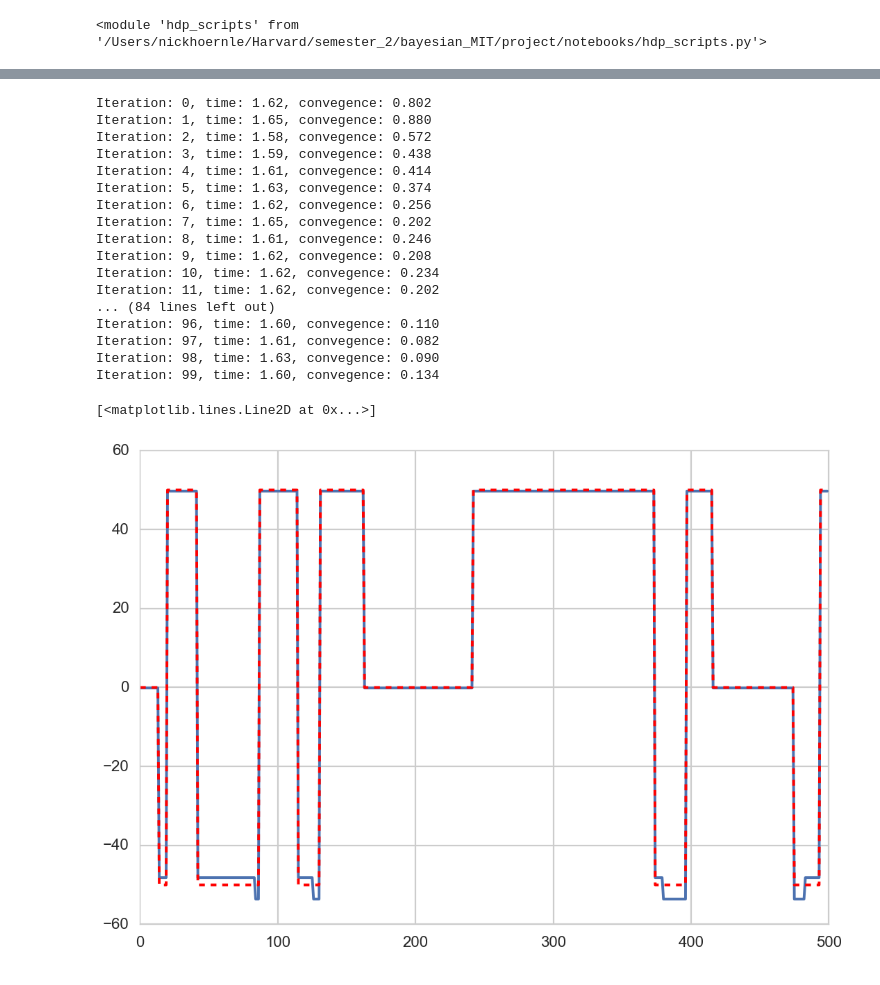
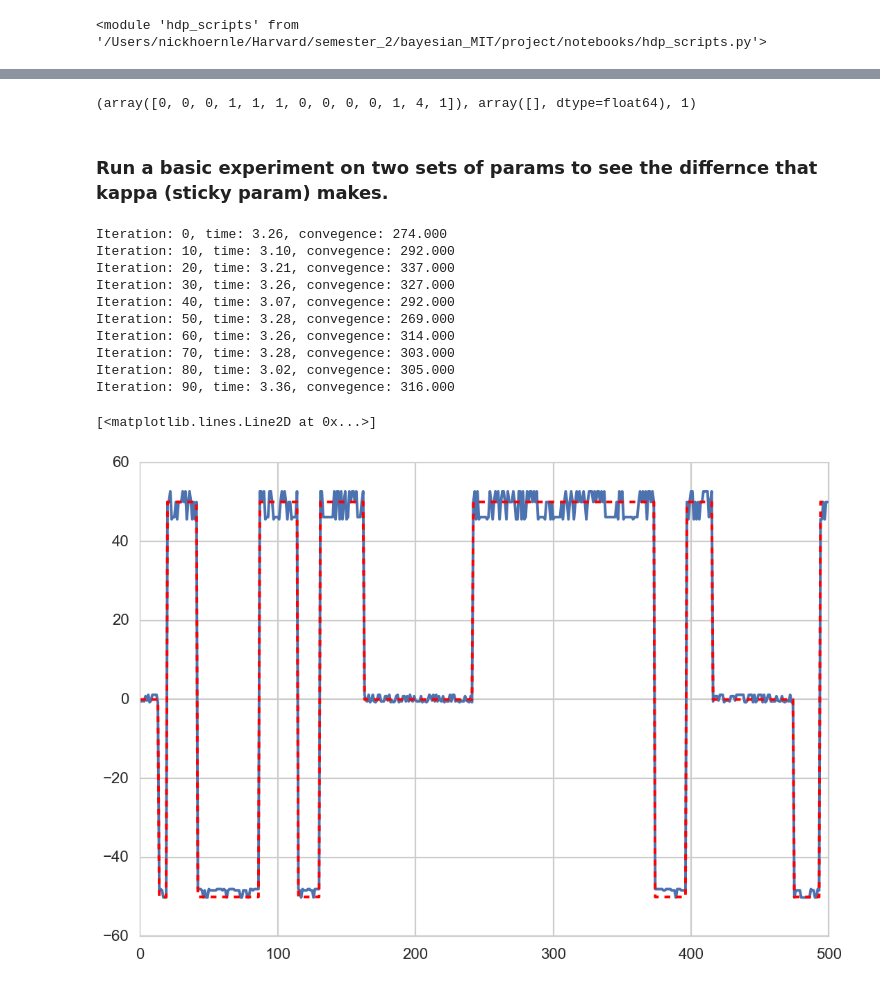
Before and after one commit to NickHoernle/mit-bayesian-inference, a Jupyter notebook: project/notebooks/basic_DP_investigation_5-04-2018.ipynb, the cells around one changed output, grey strips where cells are left out. Saved outputs shown, nothing was run; the diff lists cells and outputs as text; code cells hidden in the pictures.

Commit message:
updated Gibbs sampler and some experiments done for the project update

```diff
--- a/project/notebooks/basic_DP_investigation_5-04-2018.ipynb
+++ b/project/notebooks/basic_DP_investigation_5-04-2018.ipynb
@@ -816,48 +860,73 @@ imp.reload(hdp_scripts)
+# %%
+update_dict = match_labels_greedily([0,1,1,3,3,3,3], [0,1,1,0,0,0,0])
+
+def update_label(seq1, seq2, theta_params=[]):
+    assert(len(seq1) == len(seq2))
+
+    update_dict = match_labels_greedily(seq1, seq2)
+    new_arr = np.array([update_dict[x] for x in seq2])
+
+    new_thetas = np.array([[] for i in range(len(theta_params))])
+    if len(theta_params) > 0:
+
+        for i, theta in theta_params:
+            new_thetas[update_dict[i]] = theta
+
+    return new_arr, new_thetas
+
+def get_hamming_distance(seq1, seq2):
+
+    seq2_updated, sorted_thetas =  update_label(seq1, seq2)
+
+    return seq2_updated, sorted_thetas, hamming(seq1, seq2_updated)
+# %%
+get_hamming_distance(seq1=[0,0,0,1,1,1,0,0,0,0,1,1,1], seq2=[2,2,2,3,3,3,2,2,2,2,3,4,3])
+# %% [output]
+(array([0, 0, 0, 1, 1, 1, 0, 0, 0, 0, 1, 4, 1]), array([], dtype=float64), 1)
+# %% [markdown]
+### Run a basic experiment on two sets of params to see the differnce that kappa (sticky param) makes.
 # %%
 params = {}
 
 # define L=15 components:
-L = 8
+L = 15
 params['pi'] = np.random.dirichlet(alpha=np.ones(L), size=L)
-params['theta'] = [[np.random.normal(0,50), 50] for i in range(L)]
+params['theta'] = [[np.random.normal(0,100), 25] for i in range(L)]
 params['L'] = L
 params['Y'] = y
 params['T'] = len(y)
-params['alpha'] = 1
+params['alpha'] = 10
 params['beta'] = np.random.dirichlet(np.ones(params['L']))
-params['kappa'] = 10
-params['gamma'] = 1
+params['kappa'] = 0
+params['gamma'] = 10
 
 num_iter = 100
 z = np.zeros_like(y)
 
 for i in range(num_iter):
     start = time.time()
-    params, res = hdp_scripts.blocked_Gibbs_for_sticky_HMM_update(y, params)
-    converg = (1-np.mean(z == res))
+    params, res = hdp_scripts.blocked_Gibbs_for_sticky_HMM_update(y, params, priors=[0,100,1,50])
+    seq2_updated, sorted_thetas, hamming_val = get_hamming_distance(seq1=zis, seq2=res)
     z = res
-    print("Iteration: %i, time: %0.2f, convegence: %0.3f"%(i, time.time() - start, converg))
+    if i % 10 == 0:
+        print("Iteration: %i, time: %0.2f, convegence: %0.3f"%(i, time.time() - start, hamming_val))
+
+params_not_sticky = params
+z_not_sticky = z
 # %% [output]
-Iteration: 0, time: 1.62, convegence: 0.802
-Iteration: 1, time: 1.65, convegence: 0.880
-Iteration: 2, time: 1.58, convegence: 0.572
-Iteration: 3, time: 1.59, convegence: 0.438
-Iteration: 4, time: 1.61, convegence: 0.414
-Iteration: 5, time: 1.63, convegence: 0.374
-Iteration: 6, time: 1.62, convegence: 0.256
-Iteration: 7, time: 1.65, convegence: 0.202
-Iteration: 8, time: 1.61, convegence: 0.246
-Iteration: 9, time: 1.62, convegence: 0.208
-Iteration: 10, time: 1.62, convegence: 0.234
-Iteration: 11, time: 1.62, convegence: 0.202
-... (84 lines left out)
-Iteration: 96, time: 1.60, convegence: 0.110
-Iteration: 97, time: 1.61, convegence: 0.082
-Iteration: 98, time: 1.63, convegence: 0.090
-Iteration: 99, time: 1.60, convegence: 0.134
+Iteration: 0, time: 3.26, convegence: 274.000
+Iteration: 10, time: 3.10, convegence: 292.000
+Iteration: 20, time: 3.21, convegence: 337.000
+Iteration: 30, time: 3.26, convegence: 327.000
+Iteration: 40, time: 3.07, convegence: 292.000
+Iteration: 50, time: 3.28, convegence: 269.000
+Iteration: 60, time: 3.26, convegence: 314.000
+Iteration: 70, time: 3.28, convegence: 303.000
+Iteration: 80, time: 3.02, convegence: 305.000
+Iteration: 90, time: 3.36, convegence: 316.000
 # %%
-plt.plot(np.array([a[0] for a in params['theta']])[np.array(z)])
+plt.plot(np.array([a[0] for a in params_not_sticky['theta']])[np.array(z_not_sticky)])
 plt.plot(np.array(means)[np.array(zis, dtype=np.int)], ls='--', c='r')
 # %% [output]
 [<matplotlib.lines.Line2D at 0x...>]
-[figure, old version]
+[figure, new version]
```
Also changed, not shown: parts of 7 cells of this notebook, 1 other file.
